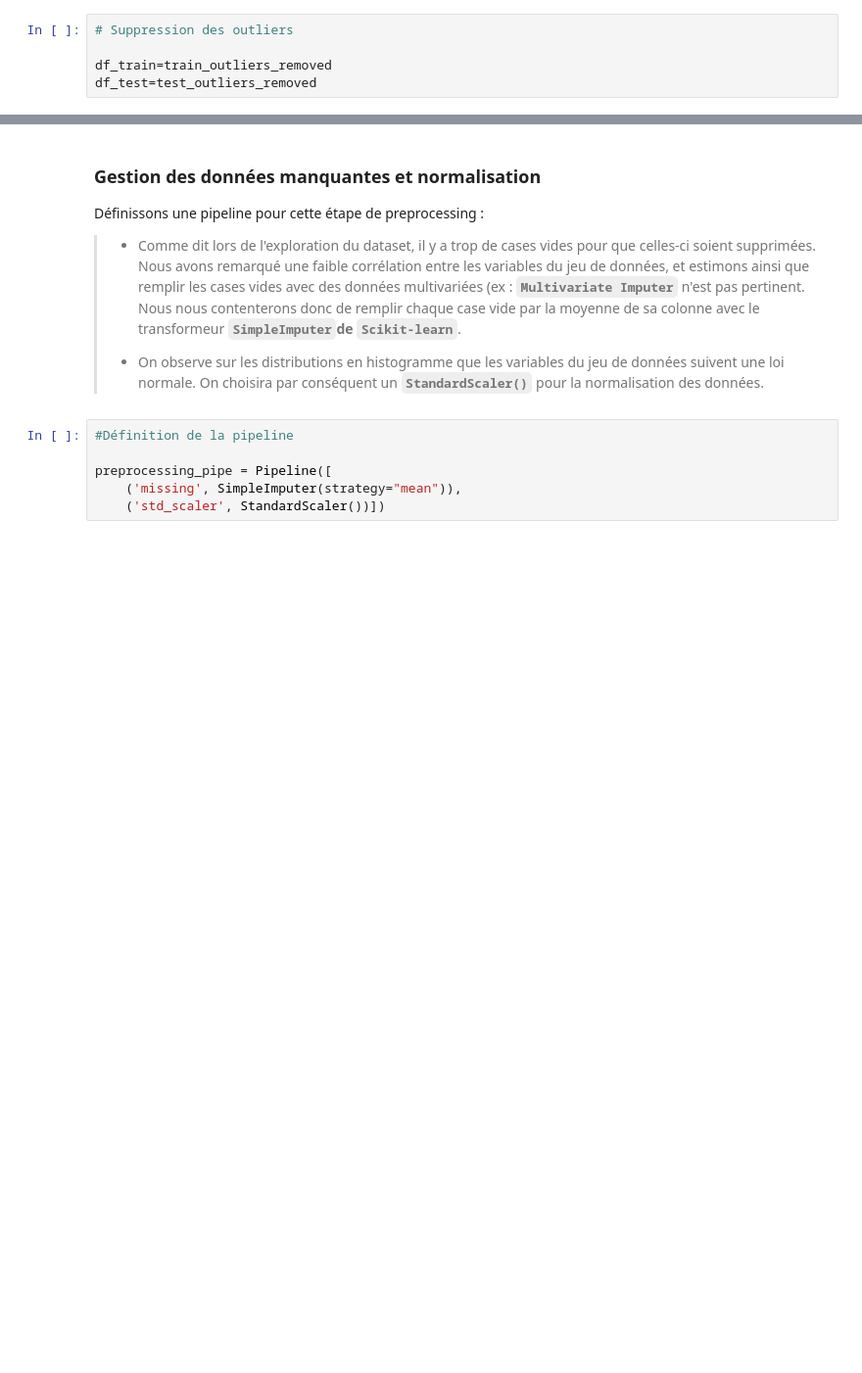
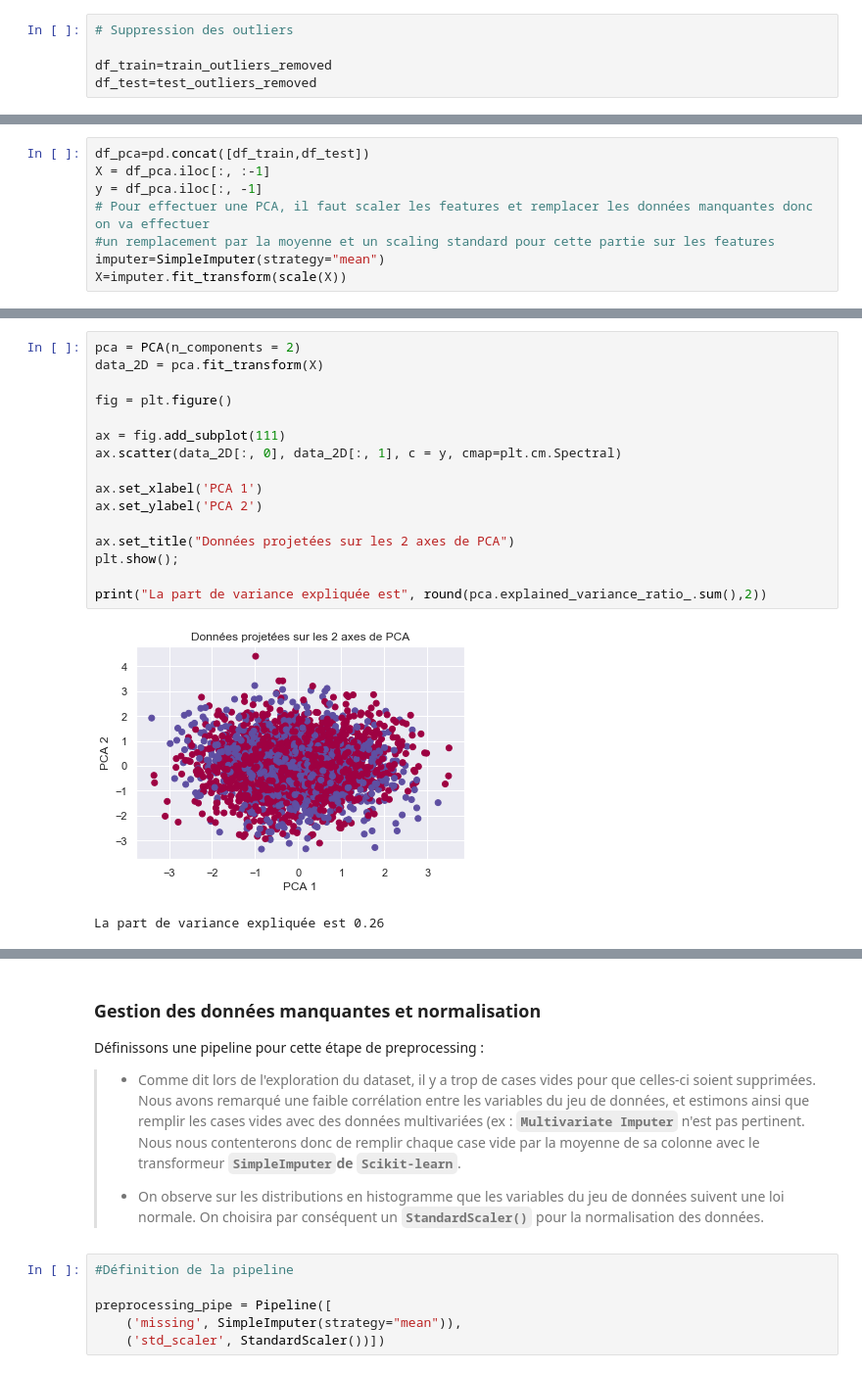
Before and after one commit to bidouze/CleanWaterData, a Jupyter notebook: Eau potable.ipynb, the cells around one changed output, grey strips where cells are left out. Shown at 98% size. Drawn from its saved outputs; the diff is of its cells as text; blank space fills up the shorter version.

```diff
--- a/Eau potable.ipynb
+++ b/Eau potable.ipynb
@@ -252,0 +253,8 @@ df_test=test_outliers_removed
+# %%
+df_pca=pd.concat([df_train,df_test])
+X = df_pca.iloc[:, :-1]
+y = df_pca.iloc[:, -1]
+# Pour effectuer une PCA, il faut scaler les features et remplacer les données manquantes donc on va effectuer
+#un remplacement par la moyenne et un scaling standard pour cette partie sur les features
+imputer=SimpleImputer(strategy="mean")
+X=imputer.fit_transform(scale(X))
@@ -252,0 +272,19 @@ df_test=test_outliers_removed
+# %%
+pca = PCA(n_components = 2)
+data_2D = pca.fit_transform(X)
+
+fig = plt.figure()
+
+ax = fig.add_subplot(111)
+ax.scatter(data_2D[:, 0], data_2D[:, 1], c = y, cmap=plt.cm.Spectral)
+
+ax.set_xlabel('PCA 1')
+ax.set_ylabel('PCA 2')
+
+ax.set_title("Données projetées sur les 2 axes de PCA")
+plt.show();
+
+print("La part de variance expliquée est", round(pca.explained_variance_ratio_.sum(),2))
+# %% [output]
+[figure, added]
+La part de variance expliquée est 0.26
```
Also changed, not shown: parts of 7 cells of this notebook.
